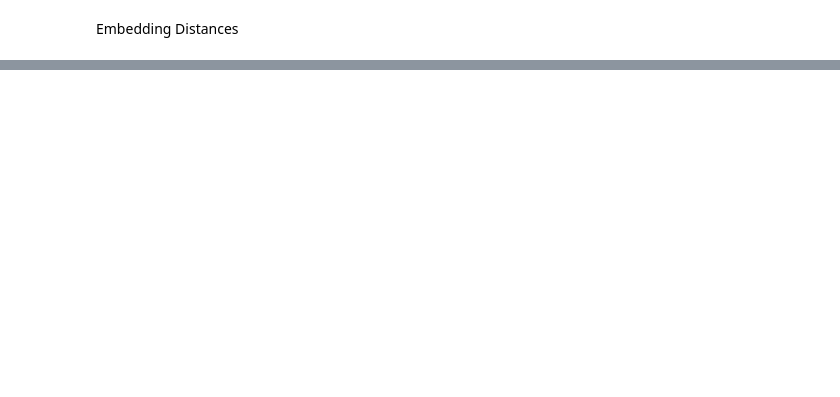
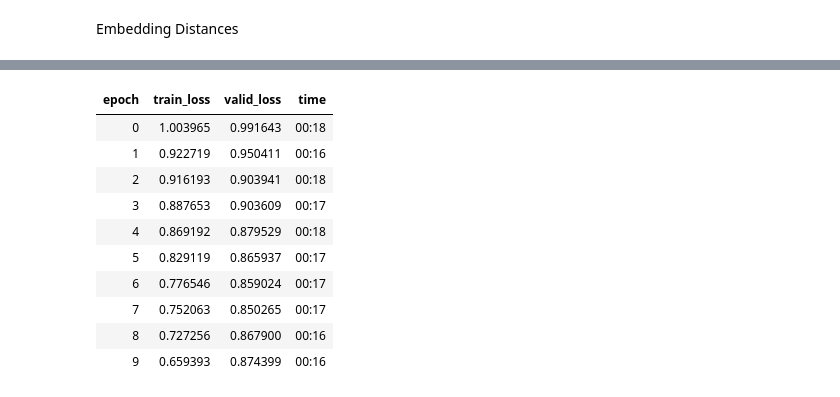
Before and after one commit to mtm-007/Recommeder-Systems, a Jupyter notebook: colabrative_filterig_fastai.ipynb, the cells around one changed output, grey strips where cells are left out. Saved outputs shown, nothing was run; the diff lists cells and outputs as text; code cells hidden in the pictures; blank space fills up the shorter version.

Commit message:
CF with Deep learning

```diff
--- a/colabrative_filterig_fastai.ipynb
+++ b/colabrative_filterig_fastai.ipynb
@@ -364,0 +398,15 @@ dls.classes['title'][idx]
+# %%
+learn =collab_learner(dls, use_nn=True, y_range=(0,5.5),loss_func=MSELossFlat(),layers=[100,50])
+learn.fit_one_cycle(10,5e-3, wd=0.1)
+# %% [output]
+| epoch | train_loss | valid_loss | time |
+| 0 | 1.003965 | 0.991643 | 00:18 |
+| 1 | 0.922719 | 0.950411 | 00:16 |
+| 2 | 0.916193 | 0.903941 | 00:18 |
+| 3 | 0.887653 | 0.903609 | 00:17 |
+| 4 | 0.869192 | 0.879529 | 00:18 |
+| 5 | 0.829119 | 0.865937 | 00:17 |
+| 6 | 0.776546 | 0.859024 | 00:17 |
+| 7 | 0.752063 | 0.850265 | 00:17 |
+| 8 | 0.727256 | 0.867900 | 00:16 |
+| 9 | 0.659393 | 0.874399 | 00:16 |
```
Also changed, not shown: parts of 16 cells of this notebook.
